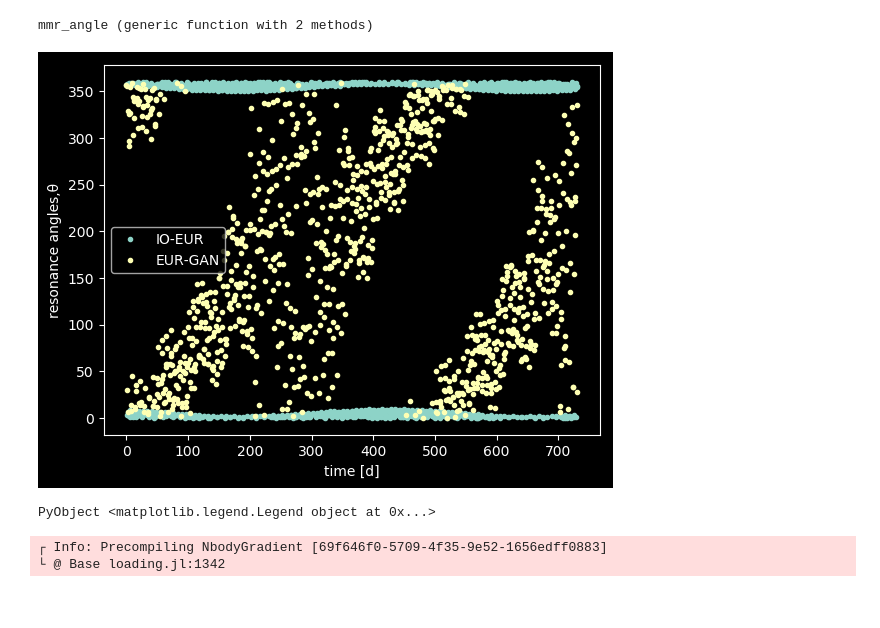
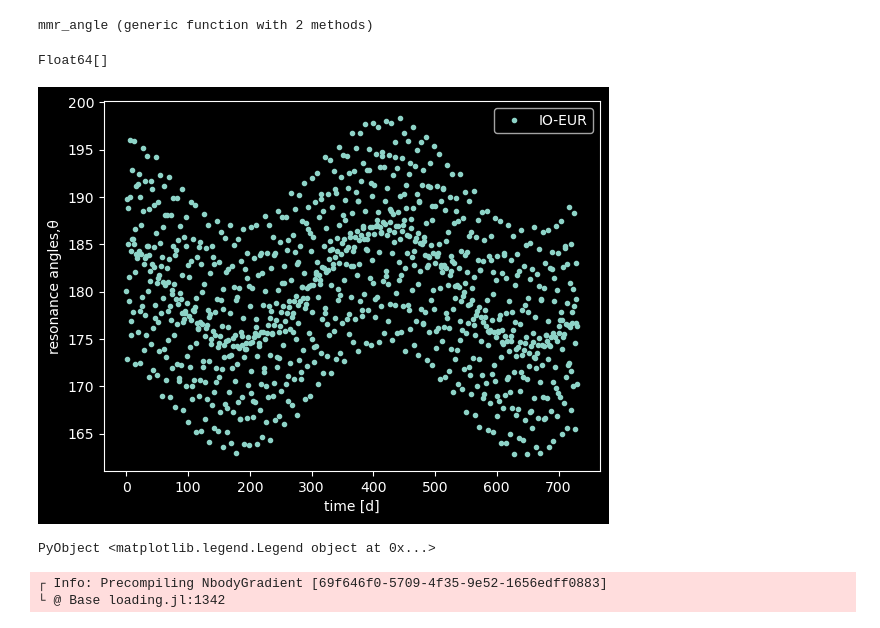
Before and after one commit to bmlindor/galileo, a Jupyter notebook: ProgessfromAugust.ipynb, the cells around one changed output. Drawn from its saved outputs; the diff is of its cells as text; code cells hidden in the pictures.

```diff
--- a/ProgessfromAugust.ipynb
+++ b/ProgessfromAugust.ipynb
@@ -506,0 +621,2 @@ fitted_param_nonoise=[2.2126043976578172e-5, 1.7691379502481228, 2.4430013761121
+# %%
+fitted_param_mmr = find_fit(init_param[1:15],gal["tt0"][1:721],gal["tt"][1:721],gal["sigtt"][1:721],[nt1,nt2,nt3])
@@ -506,0 +647,3 @@ fitted_param_nonoise=[2.2126043976578172e-5, 1.7691379502481228, 2.4430013761121
+# %%
+# for J2000
+fitted_param_mmr_J2000 =find_fit(init_param[1:15],tt0[1:720],tt[1:720],sigtt[1:720],[nt1,nt2,nt3])
@@ -956,0 +1478,7 @@ plot(collect(times).-times[1],theta)
+# %%
+Pers_io = diff(tt[io_range]);
+lambdas = zeros(3,length(times))
+for i in 1:3
+#     for j
+    lambdas[i,:] .= calc_L.(times,fitted_param_mmr_J2000[(i-1)*5 + 3],fitted_param_mmr_J2000[(i-1)*5 + 2],fitted_param_mmr_J2000[(i-1)*5 + 5])
+end
@@ -956,0 +1553,8 @@ plot(collect(times).-times[1],theta)
+# %%
+calc_lambda(t,t0,P,esinw,ecosw) = π/2 + (2 * pi * (t-t0) / P ) - (2* ecosw) + (3*ecosw*esinw/2)
+lambda_t = zeros(3,length(times))
+for i in 1:3
+    lambda_t[i,:] .= calc_lambda.(times,fitted_param_mmr[(i-1)*5 + 3],fitted_param_mmr[(i-1)*5 + 2],fitted_param_mmr[(i-1)*5 + 4],fitted_param_mmr[(i-1)*5 + 5])
+end
+θ_ttv_siegel = zeroTo360.(lambda_t[1,:] .- (3 .* lambda_t[2,:]) .+( 2 .* lambda_t[3,:]))
+plot(times.-times[1],θ_ttv_siegel)
@@ -977,16 +1585,22 @@ function mmr_angle(x,angles)
 end
 # %% [output]
 mmr_angle (generic function with 2 methods)
+# %%
+fitted_param_mmr[414+206:end]
+# %% [output]
+Float64[]
 # %%
-plot(times.-times[1],zeroTo360.(mmr_angle.(1.0,1.0,lon[2,:],lon[1,:],varpi[1,:])),
+# fig,(ax,ax2) = subplots(2,dpi=150)
+plot(times.-times[1],zeroTo360.(mmr_angle.(1.0,2.0,lon[2,:],lon[1,:],varpi[1,:])),
     ".",label="IO-EUR")
-plot(times.-times[1],zeroTo360.(mmr_angle.(1.0,1.0,lon[3,:],lon[2,:],varpi[2,:])),
-    ".",label="EUR-GAN")
+# plot(times.-times[1],zeroTo360.(mmr_angle.(1.0,2.0,lon[3,:],lon[2,:],varpi[2,:])),
+#     ".",label="EUR-GAN")
+
 xlabel("time [d]")
 ylabel("resonance angles,θ")
 legend()
 # %% [output]
-[figure, old version]
+[figure, new version]
 PyObject <matplotlib.legend.Legend object at 0x...>
 # %%
 using NbodyGradient
```
Also changed, not shown: parts of 90 cells of this notebook, 35 other files.
